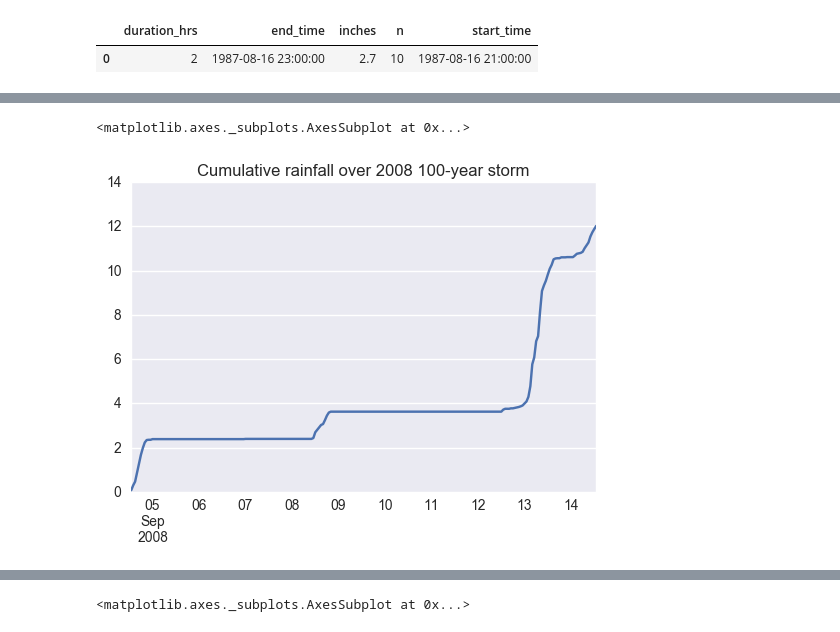
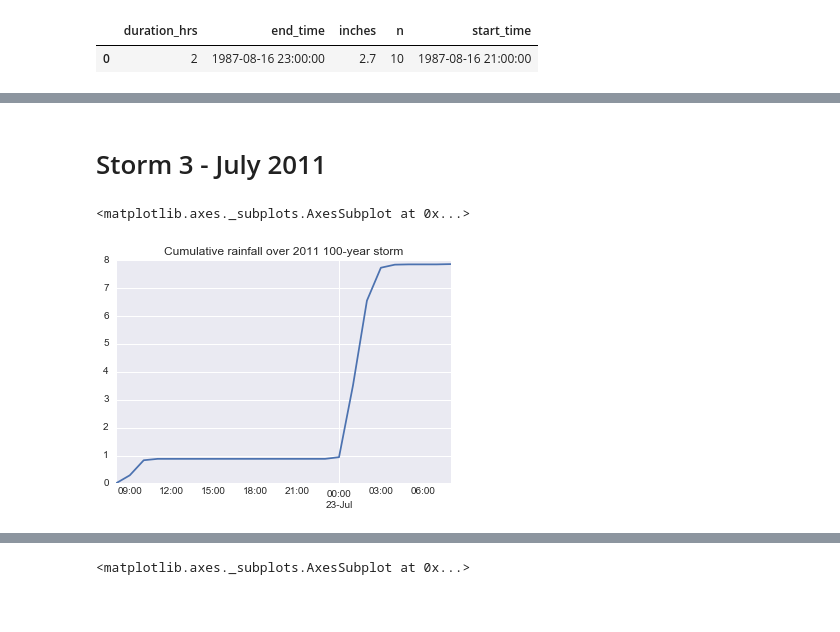
Before and after one commit to NORCatUofC/rain, a Jupyter notebook: n-year/notebooks/Examining the 100-year event.ipynb, the cells around one changed output, grey strips where cells are left out. Drawn from its saved outputs; the diff is of its cells as text; code cells hidden in the pictures; blank space fills up the shorter version.

Commit message:
Updates to n-year notebooks

```diff
--- a/n-year/notebooks/Examining the 100-year event.ipynb
+++ b/n-year/notebooks/Examining the 100-year event.ipynb
@@ -237,5 +309,8 @@ Freq: H, Name: HOURLYPrecip, dtype: float64
+# %% [markdown]
+# Storm 3 - July 2011
 # %%
-chi_rain_series['2008-09-04 13:00:00':'2008-09-14 13:00:00'].cumsum().plot(title="Cumulative rainfall over 2008 100-year storm")
+storm3 = chi_rain_series['2011-07-22 08:00:00':'2011-07-23 08:00:00']
+storm3.cumsum().plot(title="Cumulative rainfall over 2011 100-year storm")
 # %% [output]
 <matplotlib.axes._subplots.AxesSubplot at 0x...>
-[figure, old version]
+[figure, new version]
```
Also changed, not shown: parts of 19 cells of this notebook, 1 other file.
